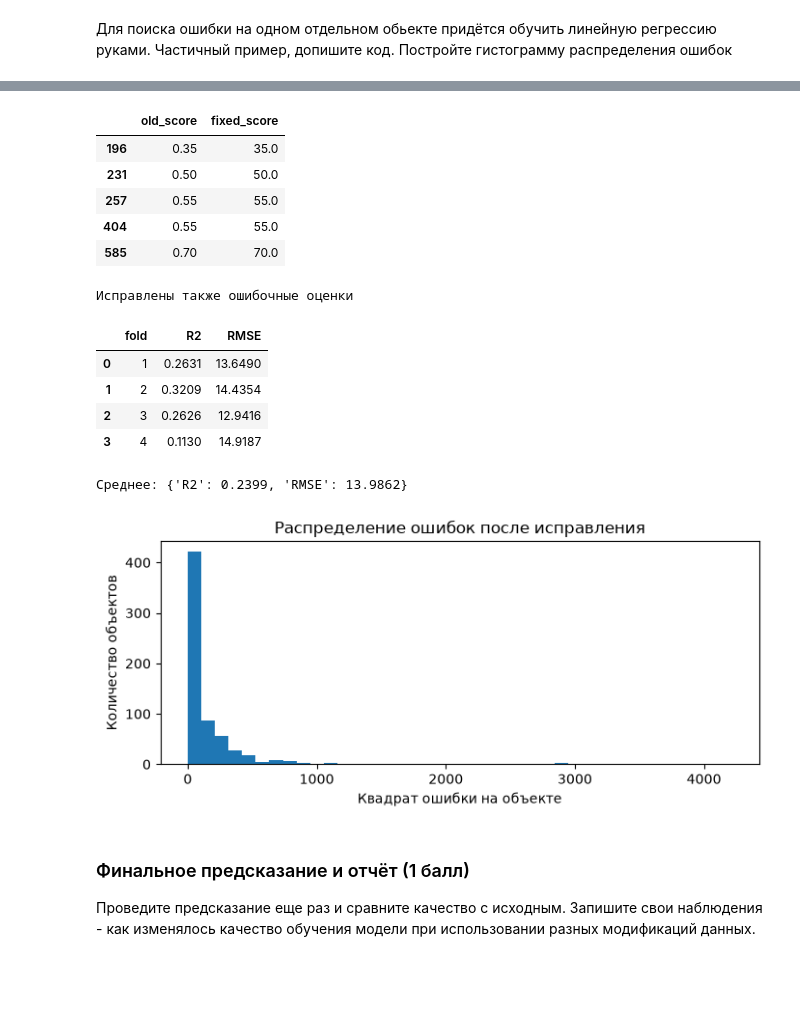
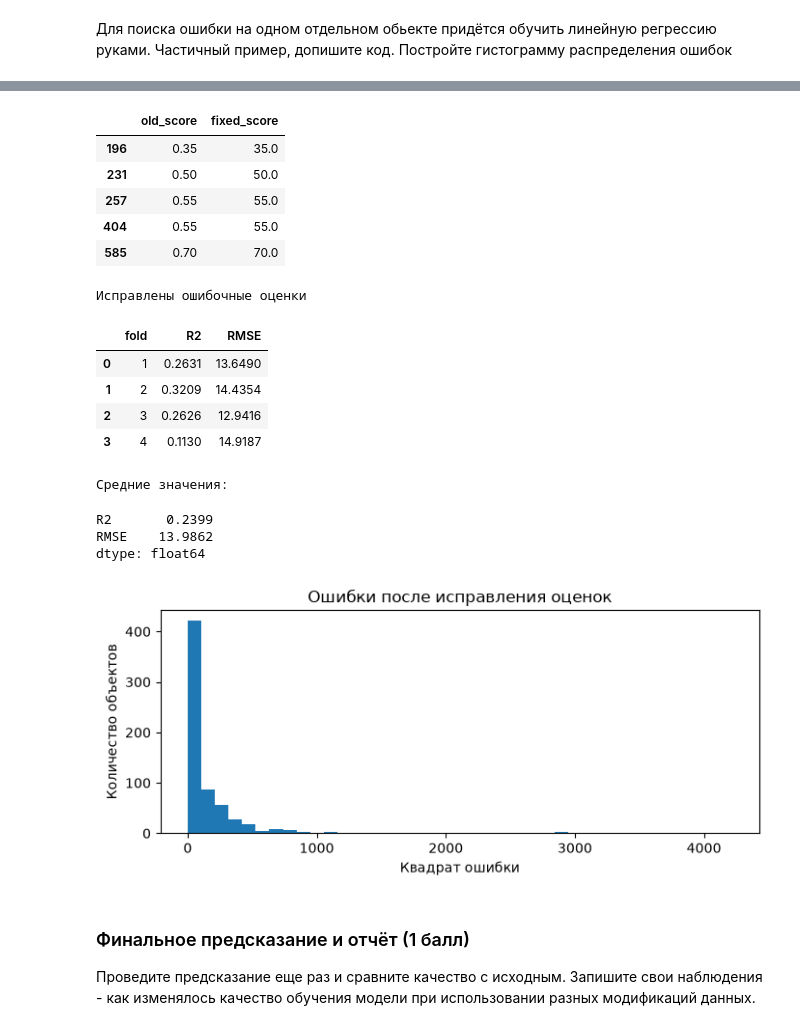
Before and after one commit to K35177/ML_Kamalov, a Jupyter notebook: taks_linreg/task/task_linreg_practice.ipynb, the cells around one changed output, grey strips where cells are left out. Drawn from its saved outputs; the diff is of its cells as text; code cells hidden in the pictures; blank space fills up the shorter version.

```diff
--- a/taks_linreg/task/task_linreg_practice.ipynb
+++ b/taks_linreg/task/task_linreg_practice.ipynb
@@ -305,18 +296,17 @@ __(1.5 балла)__
 # %% [markdown]
 Для поиска ошибки на одном отдельном обьекте придётся обучить линейную регрессию руками. Частичный пример, допишите код. Постройте гистограмму распределения ошибок
 # %%
-from sklearn.metrics import mean_squared_error
+regression = make_pipeline(StandardScaler(), LinearRegression())
+regression.fit(data_clean, result)
 
-# Модель на всей выборке нужна здесь только для диагностического графика.
-regression = make_pipeline(StandardScaler(), LinearRegression()).fit(data_clean, result)
 prediction = regression.predict(data_clean)
 errors = (prediction - result.to_numpy()) ** 2
 
 plt.figure(figsize=(8, 3))
 plt.hist(errors, bins=40)
-plt.xlabel("Квадрат ошибки на объекте")
+plt.xlabel("Квадрат ошибки")
 plt.ylabel("Количество объектов")
-plt.title("Распределение ошибок до исправления scores.csv")
+plt.title("Ошибки до исправления оценок")
 plt.show()
 
 largest_errors = pd.DataFrame({
@@ -324,5 +314,6 @@ largest_errors = pd.DataFrame({
     "prediction": prediction,
     "squared_error": errors,
 }).nlargest(20, "squared_error")
+
 display(largest_errors.round(3))
 # %% [output]
@@ -345,50 +336,48 @@ display(largest_errors.round(3))
 | 196 | 0.35 | 34.656 | 1176.907 |
 | 262 | 80.00 | 46.626 | 1113.842 |
 # %%
-# Нулевые оценки допустимы, поэтому удалять строки с большой ошибкой нельзя.
-# Но положительные дроби меньше 1 выбиваются из 5-балльного шага процентов:
-# это доли, которые забыли умножить на 100.
-suspicious_scores = (result > 0) & (result < 1)
+wrong_scores = (result > 0) & (result < 1)
+
 display(pd.DataFrame({
-    "old_score": result[suspicious_scores],
-    "fixed_score": (result[suspicious_scores] * 100).round(),
+    "old_score": result[wrong_scores],
+    "fixed_score": (result[wrong_scores] * 100).round(),
 }))
 
 result_clean = result.copy()
-result_clean.loc[suspicious_scores] = (result_clean.loc[suspicious_scores] * 100).round()
+result_clean.loc[wrong_scores] = (result_clean.loc[wrong_scores] * 100).round()
 
-final_report = evaluate_cv(
-    data_clean, result_clean, "Исправлены также ошибочные оценки"
-)
+final_report = evaluate(data_clean, result_clean, "Исправлены ошибочные оценки")
 
-# Проверим распределение ошибок после исправления.
-final_regression = make_pipeline(StandardScaler(), LinearRegression()).fit(
-    data_clean, result_clean
-)
-final_prediction = final_regression.predict(data_clean)
+final_model = make_pipeline(StandardScaler(), LinearRegression())
+final_model.fit(data_clean, result_clean)
+
+final_prediction = final_model.predict(data_clean)
 final_errors = (final_prediction - result_clean.to_numpy()) ** 2
 
 plt.figure(figsize=(8, 3))
 plt.hist(final_errors, bins=40)
-plt.xlabel("Квадрат ошибки на объекте")
+plt.xlabel("Квадрат ошибки")
 plt.ylabel("Количество объектов")
-plt.title("Распределение ошибок после исправления")
+plt.title("Ошибки после исправления оценок")
 plt.show()
 # %% [output]
 |  | old_score | fixed_score |
 | 196 | 0.35 | 35.0 |
 | 231 | 0.50 | 50.0 |
 | 257 | 0.55 | 55.0 |
 | 404 | 0.55 | 55.0 |
 | 585 | 0.70 | 70.0 |
-Исправлены также ошибочные оценки
+Исправлены ошибочные оценки
 |  | fold | R2 | RMSE |
 | 0 | 1 | 0.2631 | 13.6490 |
 | 1 | 2 | 0.3209 | 14.4354 |
 | 2 | 3 | 0.2626 | 12.9416 |
 | 3 | 4 | 0.1130 | 14.9187 |
-Среднее: {'R2': 0.2399, 'RMSE': 13.9862}
+Средние значения:
+R2       0.2399
+RMSE    13.9862
+dtype: float64
-[figure, old version]
+[figure, new version]
 # %% [markdown]
 ### Финальное предсказание и отчёт (1 балл)
 
```
Also changed, not shown: parts of 9 cells of this notebook.
